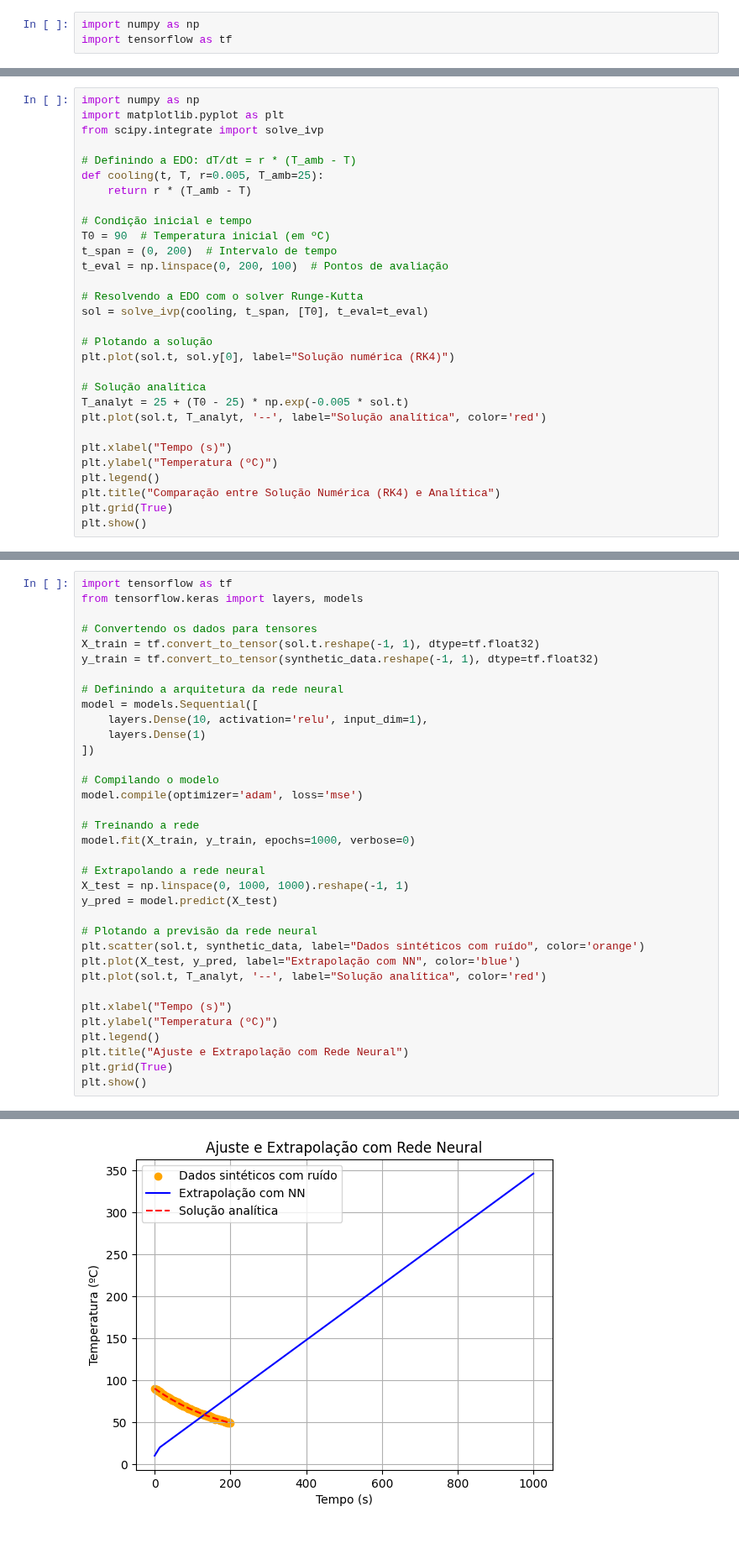
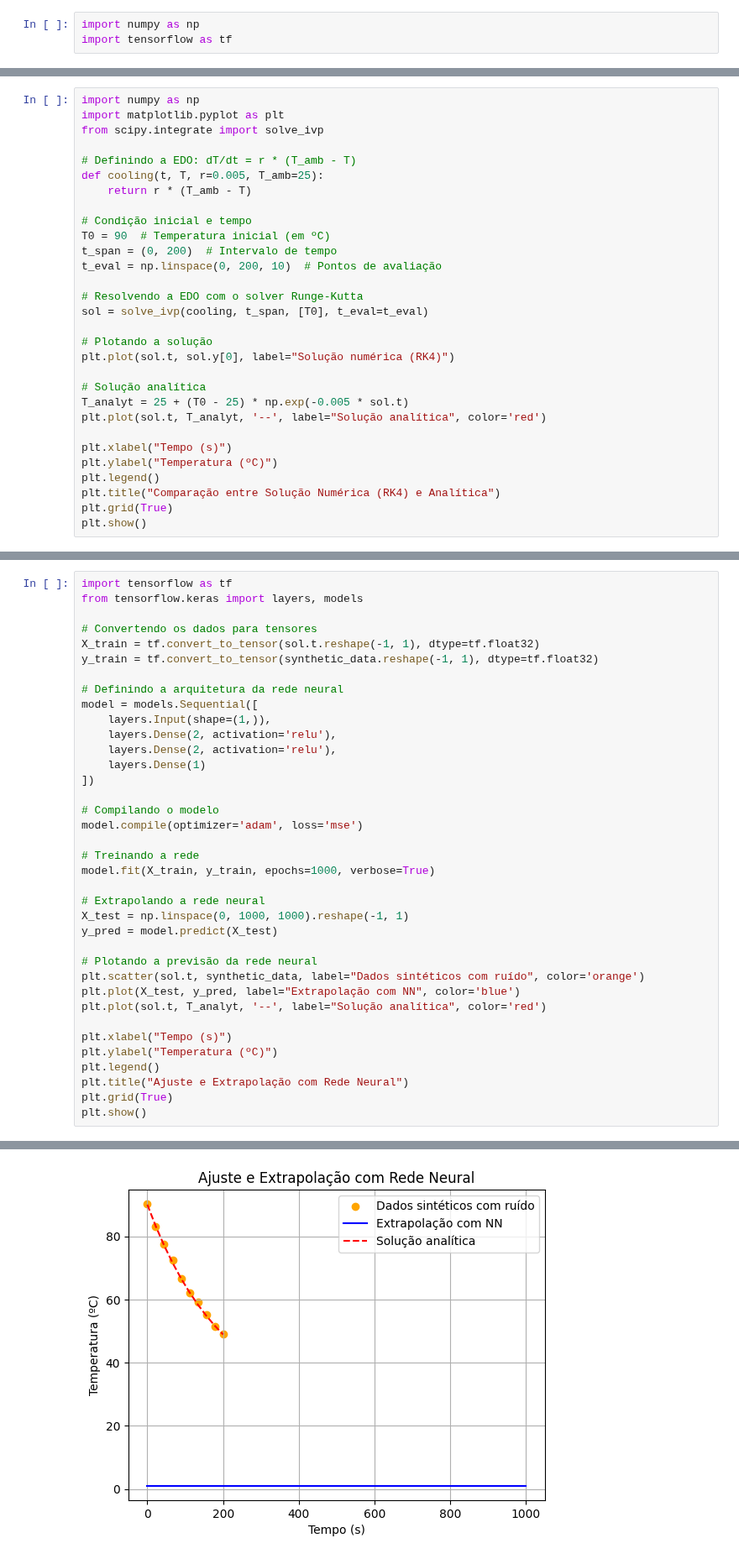
Before and after one commit to brunamendesfis/Computational_Physics, a Jupyter notebook: Redes_Neurais/Atividade_04/Exercício_01.ipynb, the cells around one changed output, grey strips where cells are left out. Shown at 84% size. Saved outputs shown, nothing was run; the diff lists cells and outputs as text.

```diff
--- a/Redes_Neurais/Atividade_04/Exercício_01.ipynb
+++ b/Redes_Neurais/Atividade_04/Exercício_01.ipynb
@@ -91,7 +91,7 @@ def cooling(t, T, r=0.005, T_amb=25):
 # Condição inicial e tempo
 T0 = 90  # Temperatura inicial (em ºC)
 t_span = (0, 200)  # Intervalo de tempo
-t_eval = np.linspace(0, 200, 100)  # Pontos de avaliação
+t_eval = np.linspace(0, 200, 10)  # Pontos de avaliação
 
 # Resolvendo a EDO com o solver Runge-Kutta
 sol = solve_ivp(cooling, t_span, [T0], t_eval=t_eval)
@@ -138,7 +138,9 @@ y_train = tf.convert_to_tensor(synthetic_data.reshape(-1, 1), dtype=tf.float32)
 
 # Definindo a arquitetura da rede neural
 model = models.Sequential([
-    layers.Dense(10, activation='relu', input_dim=1),
+    layers.Input(shape=(1,)),
+    layers.Dense(2, activation='relu'),
+    layers.Dense(2, activation='relu'),
     layers.Dense(1)
 ])
 
@@ -146,7 +148,7 @@ model = models.Sequential([
 model.compile(optimizer='adam', loss='mse')
 
 # Treinando a rede
-model.fit(X_train, y_train, epochs=1000, verbose=0)
+model.fit(X_train, y_train, epochs=1000, verbose=True)
 
 # Extrapolando a rede neural
 X_test = np.linspace(0, 1000, 1000).reshape(-1, 1)
@@ -167,5 +185,5 @@ plt.show()
 32/32 ━━━━━━━━━━━━━━━━━━━━ 0s 2ms/step
-[figure, old version]
+[figure, new version]
 # %%
 class PINN(tf.keras.Model):
     def __init__(self, r=0.005):
```
Also changed, not shown: parts of 3 cells of this notebook.
